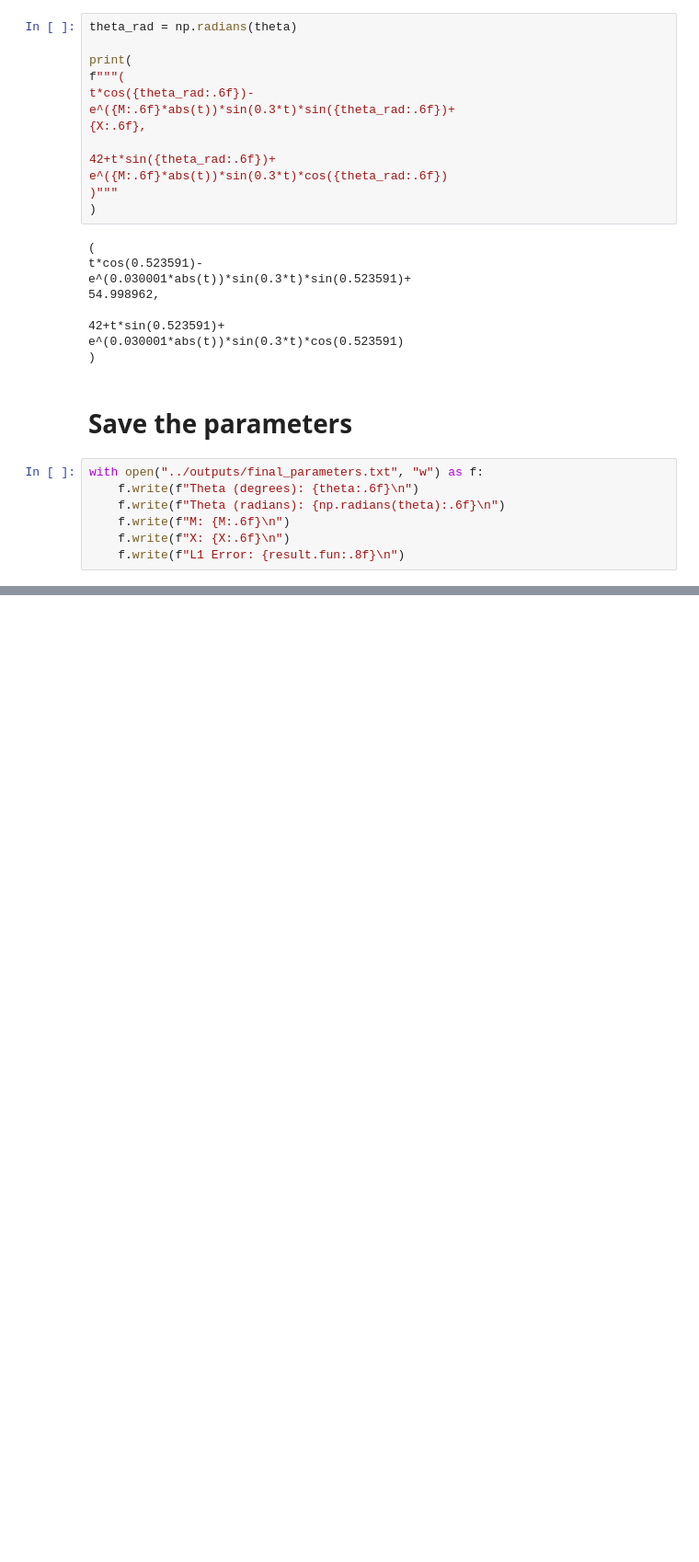
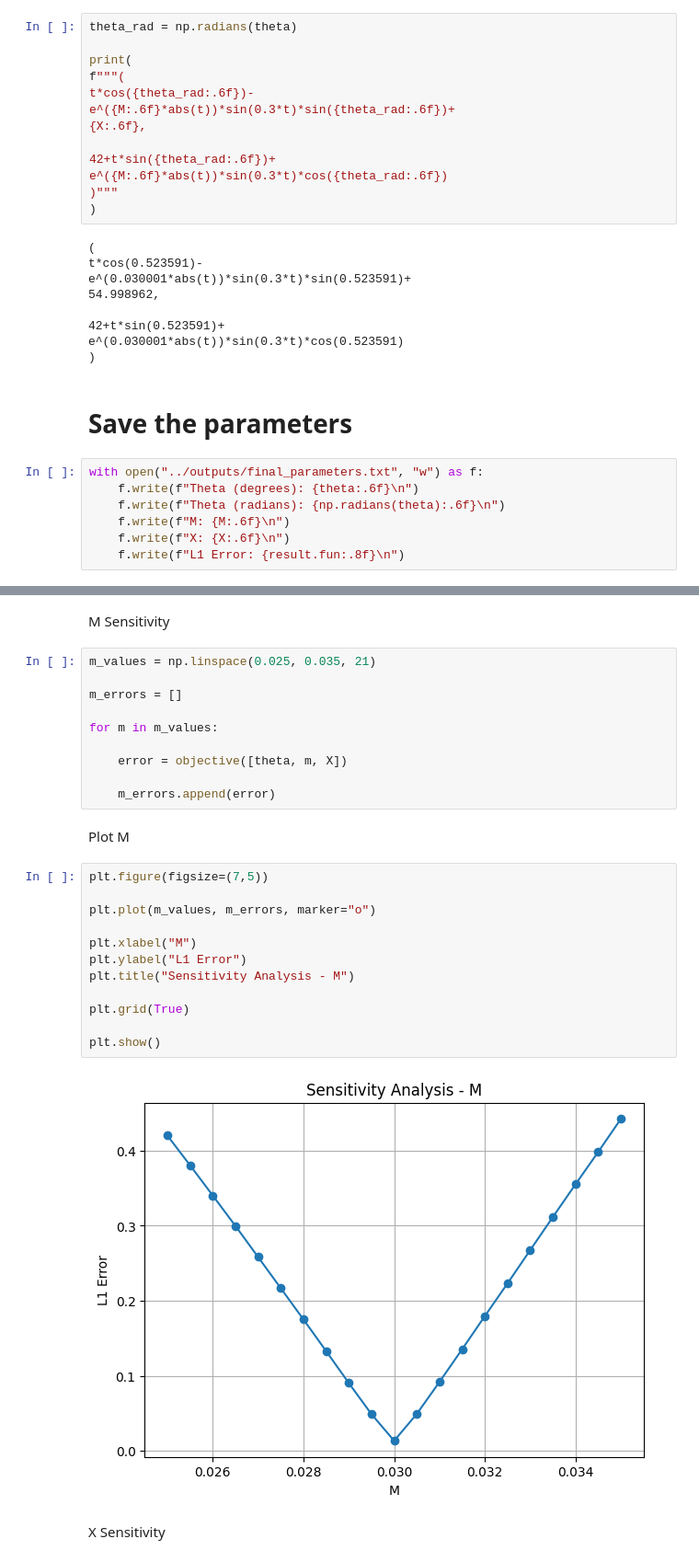
Before and after one commit to VikasiniS37/FLAMAPP_ASSIGNMENT, a Jupyter notebook: src/main.ipynb, the cells around one changed output, grey strips where cells are left out. Shown at 92% size. Saved outputs shown, nothing was run; the diff lists cells and outputs as text; blank space fills up the shorter version.

```diff
--- a/src/main.ipynb
+++ b/src/main.ipynb
@@ -442,0 +554,30 @@ plt.savefig("../outputs/final_curve_fit.png", dpi=300, bbox_inches="tight")
+# %% [markdown]
+M Sensitivity
+# %%
+m_values = np.linspace(0.025, 0.035, 21)
+
+m_errors = []
+
+for m in m_values:
+
+    error = objective([theta, m, X])
+
+    m_errors.append(error)
+# %% [markdown]
+Plot M
+# %%
+plt.figure(figsize=(7,5))
+
+plt.plot(m_values, m_errors, marker="o")
+
+plt.xlabel("M")
+plt.ylabel("L1 Error")
+plt.title("Sensitivity Analysis - M")
+
+plt.grid(True)
+
+plt.show()
+# %% [output]
+[figure, added]
+# %% [markdown]
+X Sensitivity
```
Also changed, not shown: parts of 33 cells of this notebook, 2 other files.
